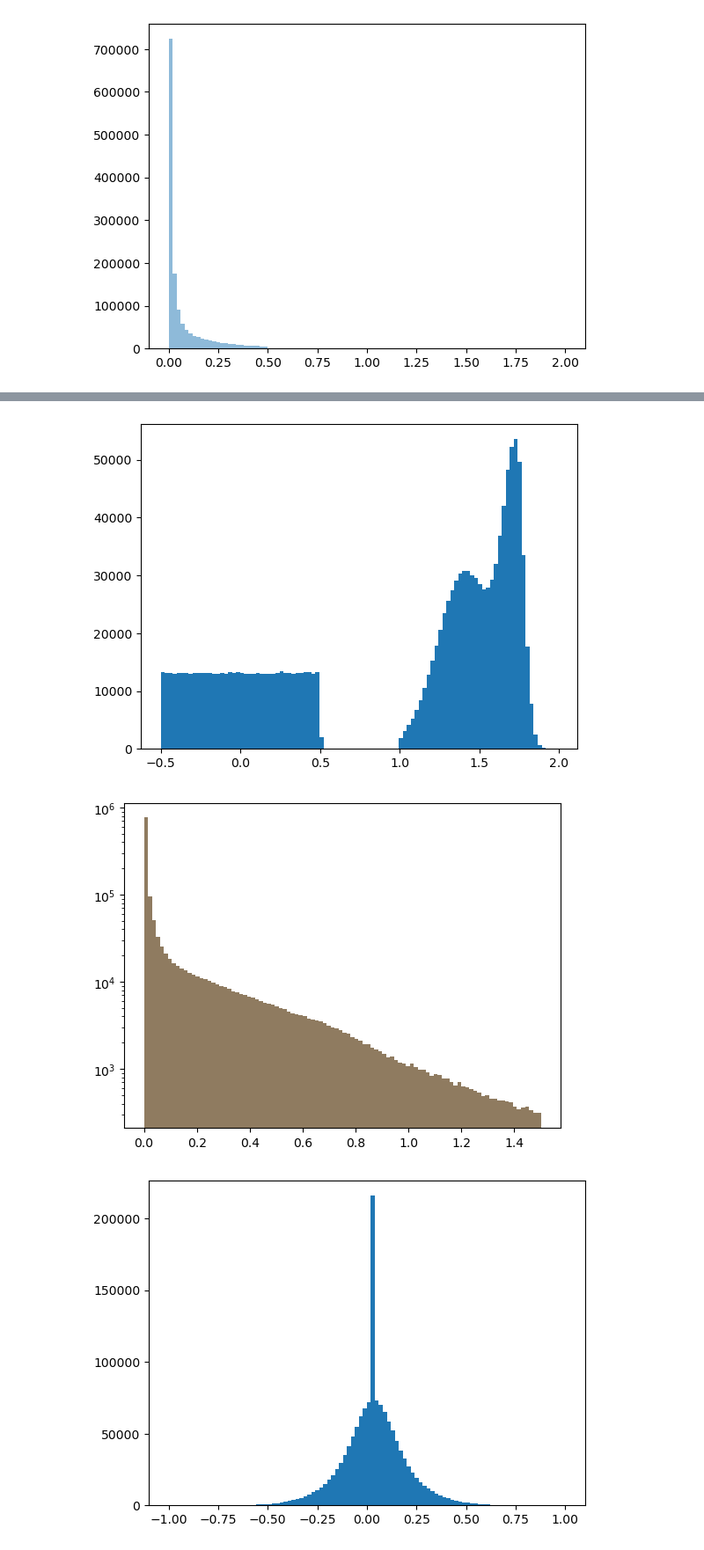
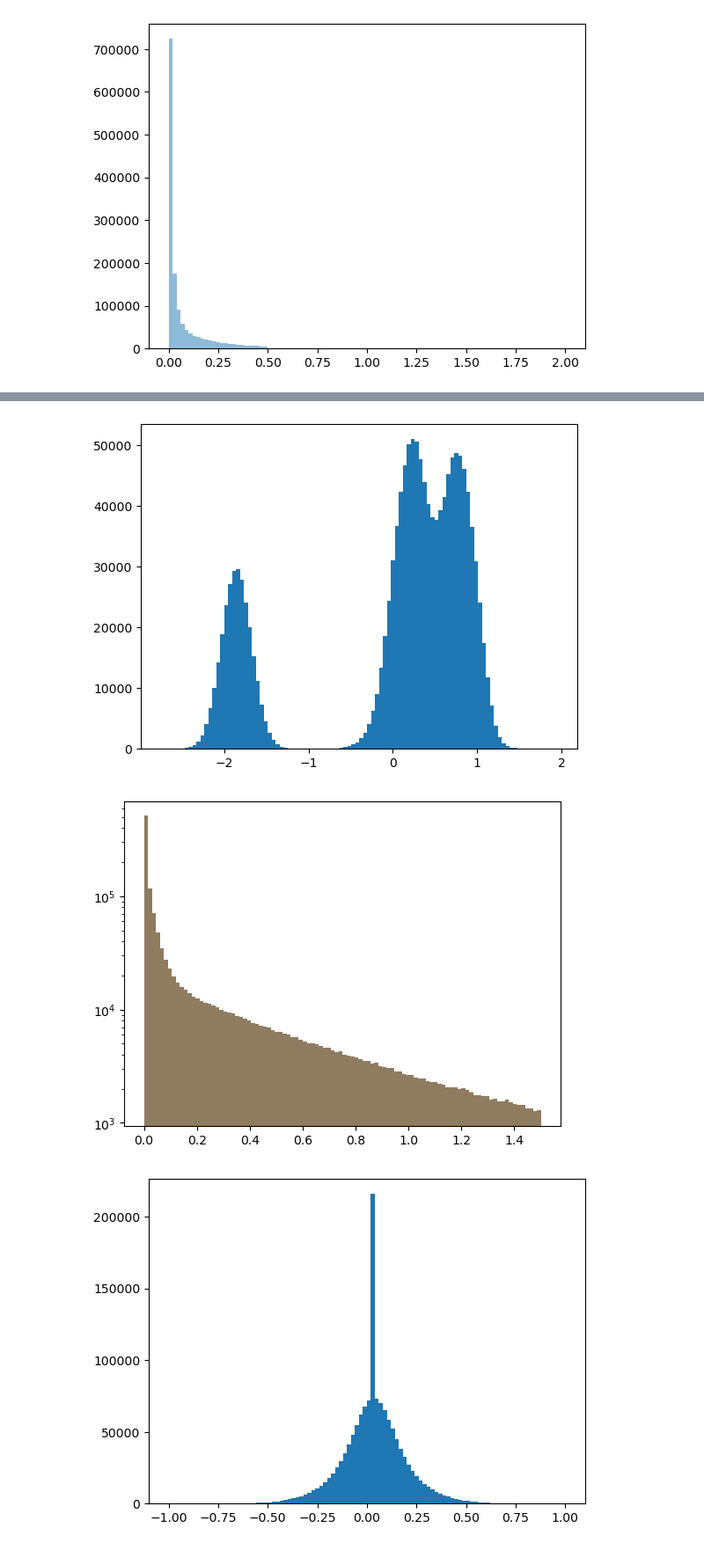
Before and after one commit to maxgalli/FlashSimStudies, a Jupyter notebook: preprocessing/study_photons.ipynb, the cells around one changed output, grey strips where cells are left out. Shown at 88% size. Cells and saved outputs as stored; diff of their text form; code cells hidden in the pictures.

```diff
--- a/preprocessing/study_photons.ipynb
+++ b/preprocessing/study_photons.ipynb
@@ -75,26 +206,54 @@ plt.hist(var, bins=100, range=orig_rng, alpha=0.5);
 # %%
+class IsoTransformerLNorm(TransformerMixin, BaseEstimator):
+    def __init__(self):
+        pass
+
+    def fit(self, X, y=None):
+        return self
+
+    def transform(self, X, y=None):
+        X = X.copy()
+        zero_indices = np.where(X <= 0)[0]
+        nonzero_indices = np.where(X > 0)[0]
+        # replace 0s with values sampled from triangular distribution
+        X[zero_indices] = -np.random.lognormal(mean=0.0001, sigma=0.1, size=len(zero_indices)).reshape(-1, 1)
+        # shift the rest
+        X[nonzero_indices] = np.log1p(X[nonzero_indices])
+        return X
+
+    def inverse_transform(self, X, y=None):
+        X = X.copy()
+        zero_indices = np.where(X <= 0)[0]
+        nonzero_indices = np.where(X > 0)[0]
+        # expm1 the rest
+        X[nonzero_indices] = np.expm1(X[nonzero_indices])
+        # replace values less than 0 with 0
+        X[zero_indices] = 0.
+        return X
+
 pipe = Pipeline(
     [
-        ('add', FunctionTransformer(lambda x: x + 1e-3, inverse_func=lambda x: x - 1e-3)),
-        ('box-cox', PowerTransformer(method='box-cox', standardize=False)),
-        ('scaler', MinMaxScaler((0, 1))),
-        ('displacer', Displacer(mask_lower_bound=0.01, where_to_displace=1)),
-        ('smearer', Smearer('uniform', mask_upper_bound=1.0)),
-        #('displacer_2', Displacer(mask_lower_bound=1.0, where_to_displace=0.5)),
+        #('add', FunctionTransformer(lambda x: x + 1e-3, inverse_func=lambda x: x - 1e-3)),
+        #('box-cox', PowerTransformer(method='box-cox', standardize=False)),
+        #('scaler', MinMaxScaler((0, 1))),
+        #('displacer', Displacer(mask_lower_bound=0.01, where_to_displace=1)),
+        #('smearer', Smearer('uniform', mask_upper_bound=1.0)),
+        ("sampler", IsoTransformerBC(loc=-1, scale=0.5)),
+        ("standard", StandardScaler()),
     ]
 )
 orig_rng = (0, 1.5)
-var = df['RecoPho_pfRelIso03_chg'].values
+var = df['RecoPho_pfRelIso03_all'].values
 new_var = pipe.fit_transform(var.reshape(-1, 1))
 plt.hist(new_var, bins=100);
 plt.show()
 old_var = pipe.inverse_transform(new_var)
 plt.yscale('log')
 plt.hist(old_var, bins=100, range=orig_rng);
 plt.hist(var, bins=100, range=orig_rng, alpha=0.5);
 # %% [output]
-[figure, old version]
+[figure, new version]
-[figure, old version]
+[figure, new version]
 # %%
 pipe = Pipeline(
     [
```
Also changed, not shown: parts of 6 cells of this notebook, 2 other files.
